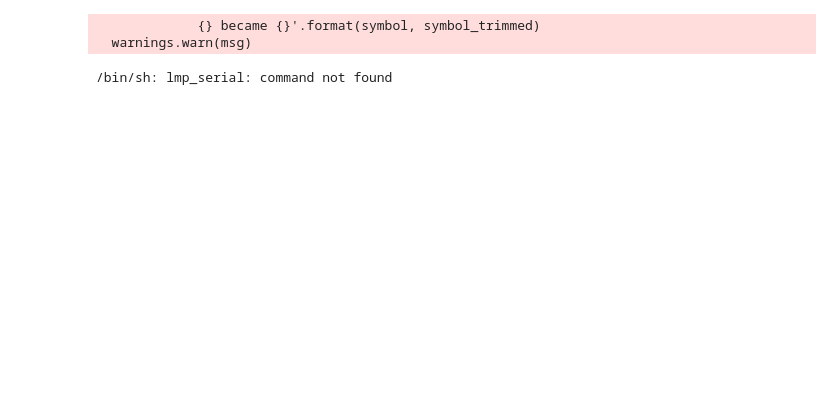
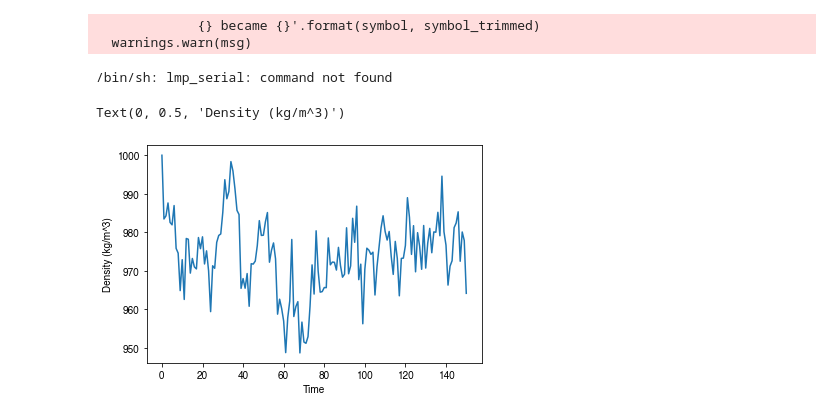
Before and after one commit to mosdef-hub/gmso-examples, a Jupyter notebook: tip3p-water-box/tip3p_lammps.ipynb, the cells around one changed output. Cells and saved outputs as stored; diff of their text form; code cells hidden in the pictures; blank space fills up the shorter version.

Commit message:
Add analysis to lammps notebook

```diff
--- a/tip3p-water-box/tip3p_lammps.ipynb
+++ b/tip3p-water-box/tip3p_lammps.ipynb
@@ -63,3 +68,15 @@ write_lammpsdata(top, 'data.tip3p')
 !lmp_serial < files/in.tip3p
 # %% [output]
 /bin/sh: lmp_serial: command not found
+# %%
+# Load in trajectory and gro file with MDTraj
+trj = md.load_lammpstrj('npt.lammpstrj', top='tip3p.gro')
+# %%
+# Calculate Density
+density = md.density(trj)
+plt.plot(trj.time, density)
+plt.xlabel('Time')
+plt.ylabel('Density (kg/m^3)')
+# %% [output]
+Text(0, 0.5, 'Density (kg/m^3)')
+[figure, added]
```
Also changed, not shown: parts of 3 cells of this notebook, 1 other file.
